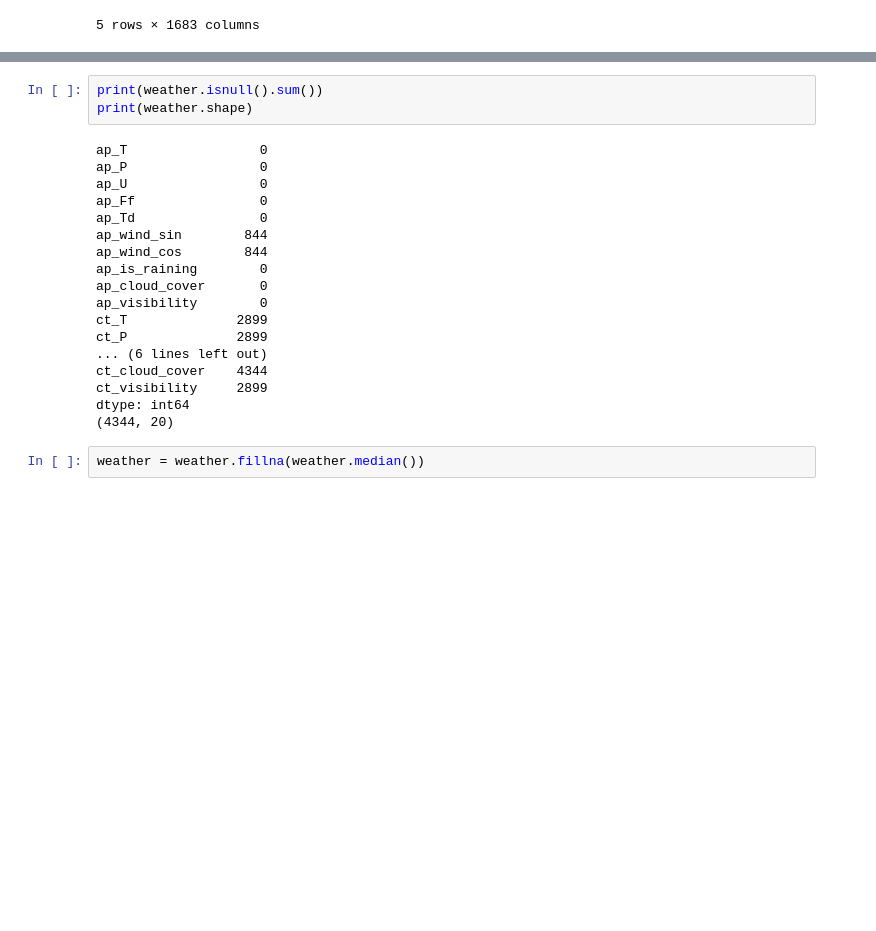
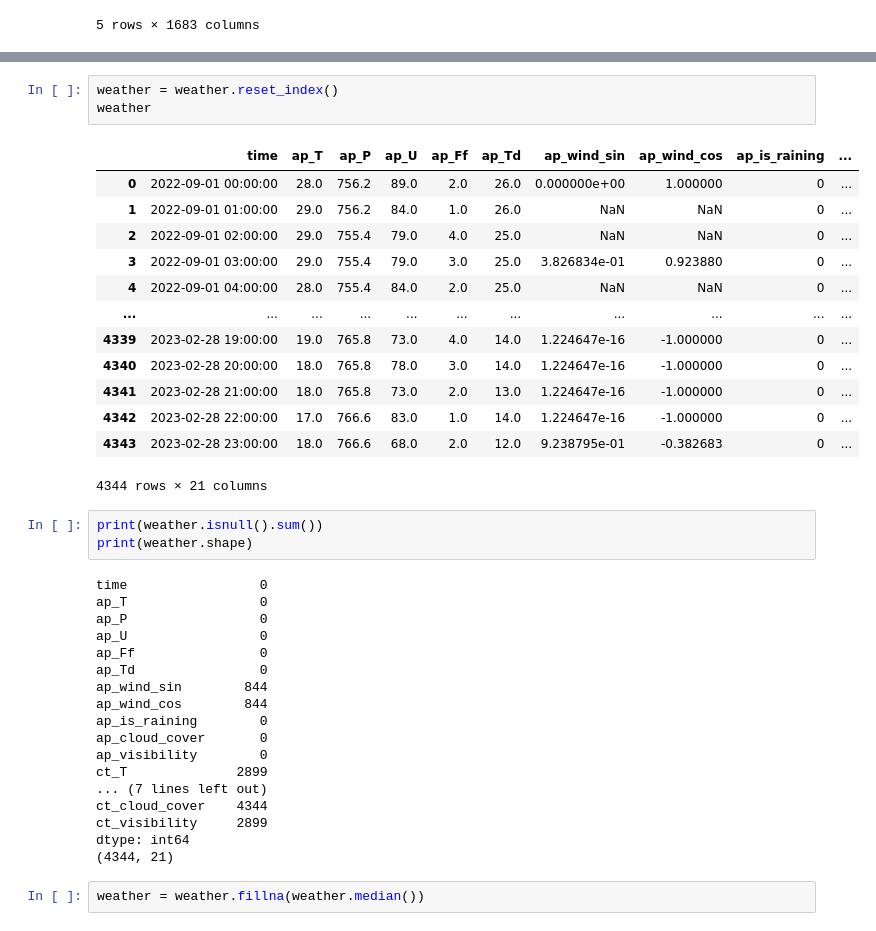
Before and after one commit to anya-kondamani/EVil, a Jupyter notebook: scripts/main.ipynb, the cells around one changed output, grey strips where cells are left out. Cells and saved outputs as stored; diff of their text form; blank space fills up the shorter version.

```diff
--- a/scripts/main.ipynb
+++ b/scripts/main.ipynb
@@ -216,7 +209,25 @@ weather.head()
+# %%
+weather = weather.reset_index()
+weather
+# %% [output]
+|  | time | ap_T | ap_P | ap_U | ap_Ff | ap_Td | ap_wind_sin | ap_wind_cos | ap_is_raining | ... |
+| 0 | 2022-09-01 00:00:00 | 28.0 | 756.2 | 89.0 | 2.0 | 26.0 | 0.000000e+00 | 1.000000 | 0 | ... |
+| 1 | 2022-09-01 01:00:00 | 29.0 | 756.2 | 84.0 | 1.0 | 26.0 | NaN | NaN | 0 | ... |
+| 2 | 2022-09-01 02:00:00 | 29.0 | 755.4 | 79.0 | 4.0 | 25.0 | NaN | NaN | 0 | ... |
+| 3 | 2022-09-01 03:00:00 | 29.0 | 755.4 | 79.0 | 3.0 | 25.0 | 3.826834e-01 | 0.923880 | 0 | ... |
+| 4 | 2022-09-01 04:00:00 | 28.0 | 755.4 | 84.0 | 2.0 | 25.0 | NaN | NaN | 0 | ... |
+| ... | ... | ... | ... | ... | ... | ... | ... | ... | ... | ... |
+| 4339 | 2023-02-28 19:00:00 | 19.0 | 765.8 | 73.0 | 4.0 | 14.0 | 1.224647e-16 | -1.000000 | 0 | ... |
+| 4340 | 2023-02-28 20:00:00 | 18.0 | 765.8 | 78.0 | 3.0 | 14.0 | 1.224647e-16 | -1.000000 | 0 | ... |
+| 4341 | 2023-02-28 21:00:00 | 18.0 | 765.8 | 73.0 | 2.0 | 13.0 | 1.224647e-16 | -1.000000 | 0 | ... |
+| 4342 | 2023-02-28 22:00:00 | 17.0 | 766.6 | 83.0 | 1.0 | 14.0 | 1.224647e-16 | -1.000000 | 0 | ... |
+| 4343 | 2023-02-28 23:00:00 | 18.0 | 766.6 | 68.0 | 2.0 | 12.0 | 9.238795e-01 | -0.382683 | 0 | ... |
+4344 rows × 21 columns
 # %%
 print(weather.isnull().sum())
 print(weather.shape)
 # %% [output]
+time                 0
 ap_T                 0
 ap_P                 0
 ap_U                 0
@@ -228,12 +239,11 @@ ap_is_raining        0
 ap_cloud_cover       0
 ap_visibility        0
 ct_T              2899
-ct_P              2899
-... (6 lines left out)
+... (7 lines left out)
 ct_cloud_cover    4344
 ct_visibility     2899
 dtype: int64
-(4344, 20)
+(4344, 21)
 # %%
 weather = weather.fillna(weather.median())
 # %%
```
Also changed, not shown: parts of 26 cells of this notebook, 11 other files.
